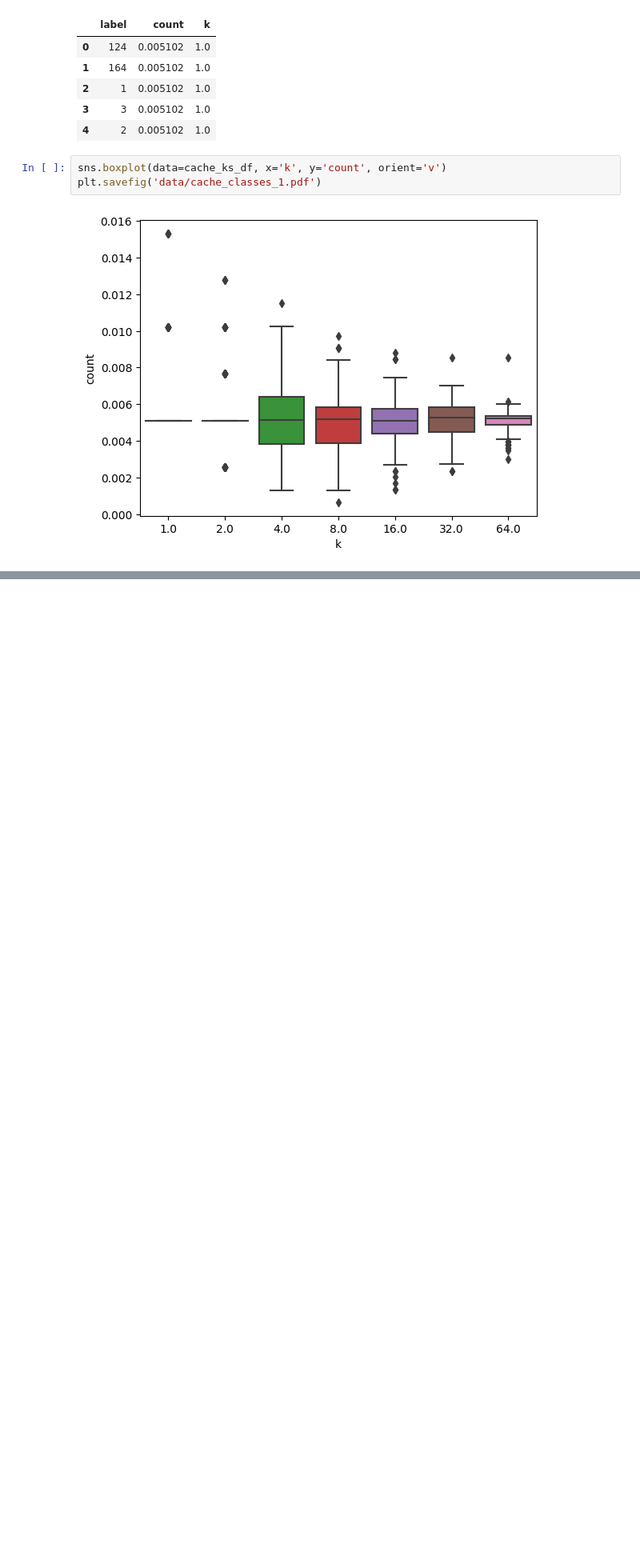
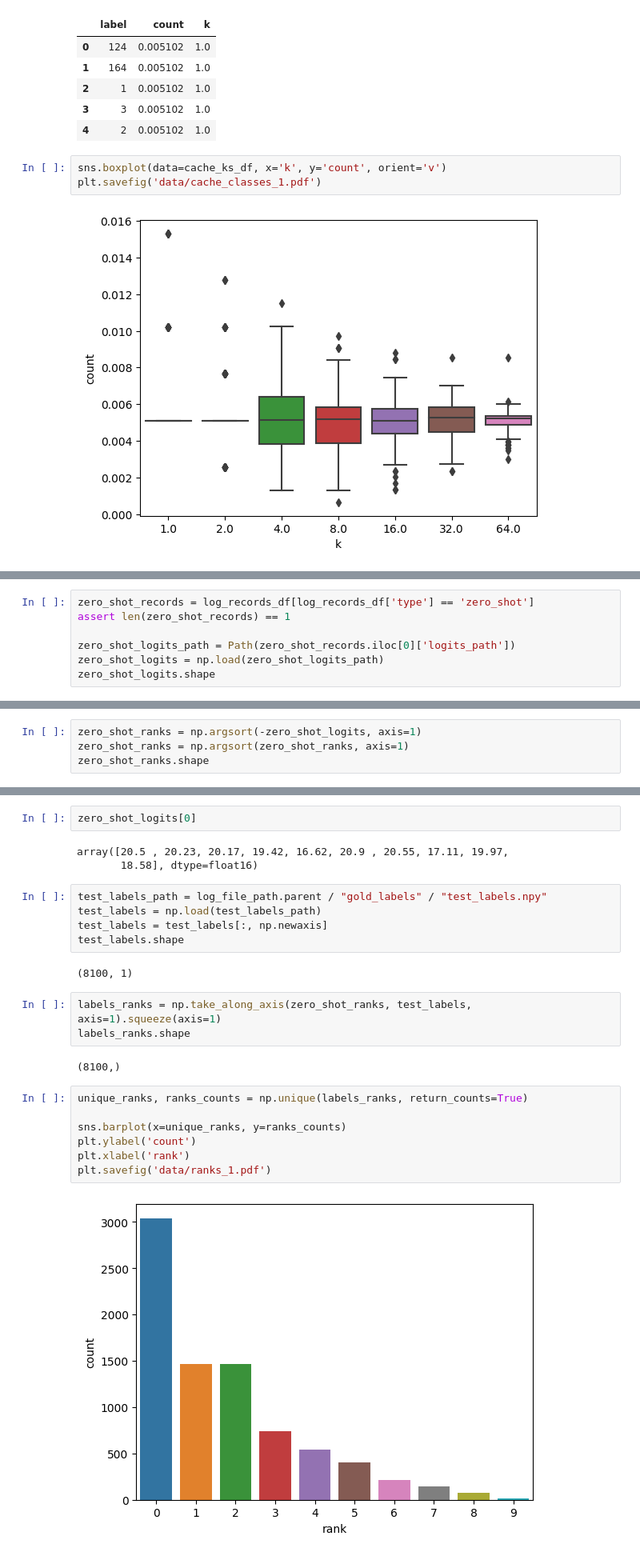
Before and after one commit to myrachins/summer-clip, a Jupyter notebook: summer_clip/clip_searcher/runs_analysis/preds_analysis.ipynb, the cells around one changed output, grey strips where cells are left out. Shown at 80% size. Saved outputs shown, nothing was run; the diff lists cells and outputs as text; blank space fills up the shorter version.

Commit message:
save zero-shot logits

```diff
--- a/summer_clip/clip_searcher/runs_analysis/preds_analysis.ipynb
+++ b/summer_clip/clip_searcher/runs_analysis/preds_analysis.ipynb
@@ -135,0 +147,7 @@ plt.savefig('data/cache_classes_1.pdf')
+# %%
+zero_shot_records = log_records_df[log_records_df['type'] == 'zero_shot']
+assert len(zero_shot_records) == 1
+
+zero_shot_logits_path = Path(zero_shot_records.iloc[0]['logits_path'])
+zero_shot_logits = np.load(zero_shot_logits_path)
+zero_shot_logits.shape
@@ -135,0 +156,4 @@ plt.savefig('data/cache_classes_1.pdf')
+# %%
+zero_shot_ranks = np.argsort(-zero_shot_logits, axis=1)
+zero_shot_ranks = np.argsort(zero_shot_ranks, axis=1)
+zero_shot_ranks.shape
@@ -135,0 +166,26 @@ plt.savefig('data/cache_classes_1.pdf')
+# %%
+zero_shot_logits[0]
+# %% [output]
+array([20.5 , 20.23, 20.17, 19.42, 16.62, 20.9 , 20.55, 17.11, 19.97,
+       18.58], dtype=float16)
+# %%
+test_labels_path = log_file_path.parent / "gold_labels" / "test_labels.npy"
+test_labels = np.load(test_labels_path)
+test_labels = test_labels[:, np.newaxis]
+test_labels.shape
+# %% [output]
+(8100, 1)
+# %%
+labels_ranks = np.take_along_axis(zero_shot_ranks, test_labels, axis=1).squeeze(axis=1)
+labels_ranks.shape
+# %% [output]
+(8100,)
+# %%
+unique_ranks, ranks_counts = np.unique(labels_ranks, return_counts=True)
+
+sns.barplot(x=unique_ranks, y=ranks_counts)
+plt.ylabel('count')
+plt.xlabel('rank')
+plt.savefig('data/ranks_1.pdf')
+# %% [output]
+[figure, added]
```
Also changed, not shown: parts of 9 cells of this notebook, 2 other files.
